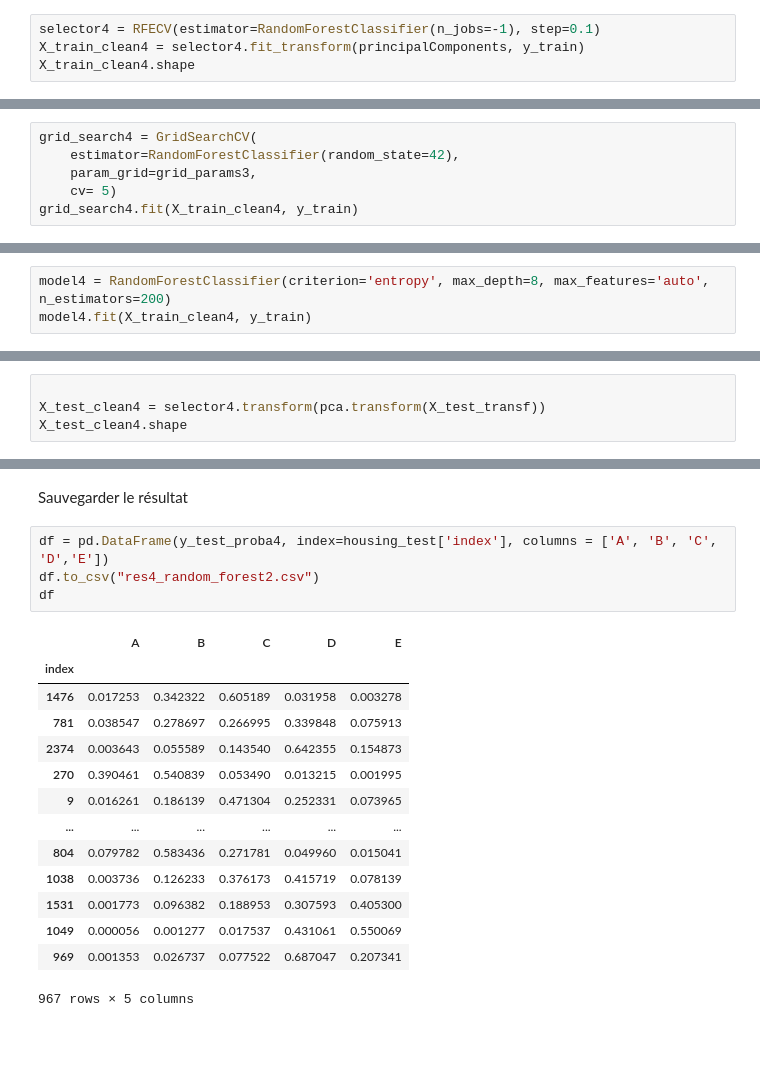
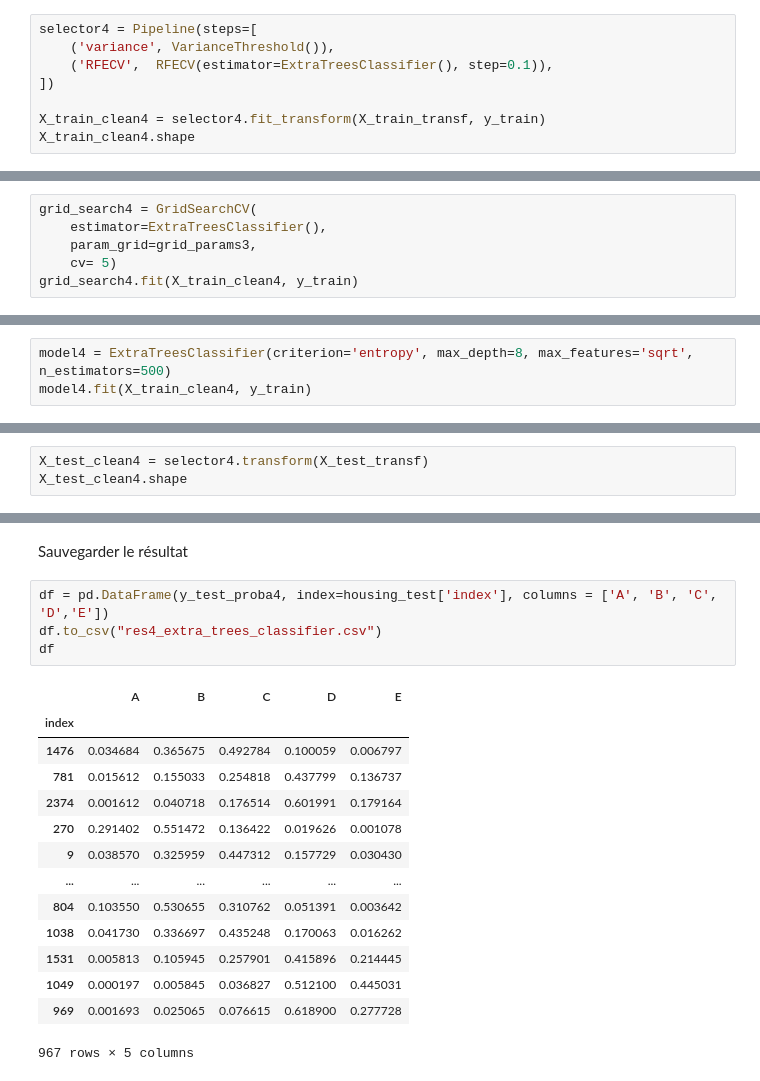
Before and after one commit to FlorianiL/ProjetML, a Jupyter notebook: main.ipynb, the cells around one changed output, grey strips where cells are left out. Cells and saved outputs as stored; diff of their text form; blank space fills up the shorter version.

```diff
--- a/main.ipynb
+++ b/main.ipynb
@@ -384,5 +378,9 @@ principalComponents.shape
 # %%
-selector4 = RFECV(estimator=RandomForestClassifier(n_jobs=-1), step=0.1)
-X_train_clean4 = selector4.fit_transform(principalComponents, y_train)
+selector4 = Pipeline(steps=[
+    ('variance', VarianceThreshold()),
+    ('RFECV',  RFECV(estimator=ExtraTreesClassifier(), step=0.1)),
+])
+
+X_train_clean4 = selector4.fit_transform(X_train_transf, y_train)
 X_train_clean4.shape
 # %% [output]
@@ -393,7 +391,7 @@ X_train_clean4.shape
 Trouver les hyperparamètres
 # %%
 grid_search4 = GridSearchCV(
-    estimator=RandomForestClassifier(random_state=42),
+    estimator=ExtraTreesClassifier(),
     param_grid=grid_params3,
     cv= 5)
 grid_search4.fit(X_train_clean4, y_train)
@@ -413,6 +411,6 @@ grid_search4.best_params_
 # %% [markdown]
 Entrainer le modèle
 # %%
-model4 = RandomForestClassifier(criterion='entropy', max_depth=8, max_features='auto', n_estimators=200)
+model4 = ExtraTreesClassifier(criterion='entropy', max_depth=8, max_features='sqrt', n_estimators=500)
 model4.fit(X_train_clean4, y_train)
 # %% [output]
@@ -420,7 +419,6 @@ RandomForestClassifier(criterion='entropy', max_depth=8, n_estimators=200)
 # %% [markdown]
 Nettoyer le set de test
 # %%
-
-X_test_clean4 = selector4.transform(pca.transform(X_test_transf))
+X_test_clean4 = selector4.transform(X_test_transf)
 X_test_clean4.shape
 # %% [output]
@@ -433,20 +431,20 @@ y_test_proba4 = model4.predict_proba(X_test_clean4)
 Sauvegarder le résultat
 # %%
 df = pd.DataFrame(y_test_proba4, index=housing_test['index'], columns = ['A', 'B', 'C', 'D','E'])
-df.to_csv("res4_random_forest2.csv")
+df.to_csv("res4_extra_trees_classifier.csv")
 df
 # %% [output]
 |  | A | B | C | D | E |
 | index |  |  |  |  |  |
-| 1476 | 0.017253 | 0.342322 | 0.605189 | 0.031958 | 0.003278 |
-| 781 | 0.038547 | 0.278697 | 0.266995 | 0.339848 | 0.075913 |
-| 2374 | 0.003643 | 0.055589 | 0.143540 | 0.642355 | 0.154873 |
-| 270 | 0.390461 | 0.540839 | 0.053490 | 0.013215 | 0.001995 |
-| 9 | 0.016261 | 0.186139 | 0.471304 | 0.252331 | 0.073965 |
+| 1476 | 0.034684 | 0.365675 | 0.492784 | 0.100059 | 0.006797 |
+| 781 | 0.015612 | 0.155033 | 0.254818 | 0.437799 | 0.136737 |
+| 2374 | 0.001612 | 0.040718 | 0.176514 | 0.601991 | 0.179164 |
+| 270 | 0.291402 | 0.551472 | 0.136422 | 0.019626 | 0.001078 |
+| 9 | 0.038570 | 0.325959 | 0.447312 | 0.157729 | 0.030430 |
 | ... | ... | ... | ... | ... | ... |
-| 804 | 0.079782 | 0.583436 | 0.271781 | 0.049960 | 0.015041 |
-| 1038 | 0.003736 | 0.126233 | 0.376173 | 0.415719 | 0.078139 |
-| 1531 | 0.001773 | 0.096382 | 0.188953 | 0.307593 | 0.405300 |
-| 1049 | 0.000056 | 0.001277 | 0.017537 | 0.431061 | 0.550069 |
-| 969 | 0.001353 | 0.026737 | 0.077522 | 0.687047 | 0.207341 |
+| 804 | 0.103550 | 0.530655 | 0.310762 | 0.051391 | 0.003642 |
+| 1038 | 0.041730 | 0.336697 | 0.435248 | 0.170063 | 0.016262 |
+| 1531 | 0.005813 | 0.105945 | 0.257901 | 0.415896 | 0.214445 |
+| 1049 | 0.000197 | 0.005845 | 0.036827 | 0.512100 | 0.445031 |
+| 969 | 0.001693 | 0.025065 | 0.076615 | 0.618900 | 0.277728 |
 967 rows × 5 columns
```
Also changed, not shown: parts of 14 cells of this notebook.
